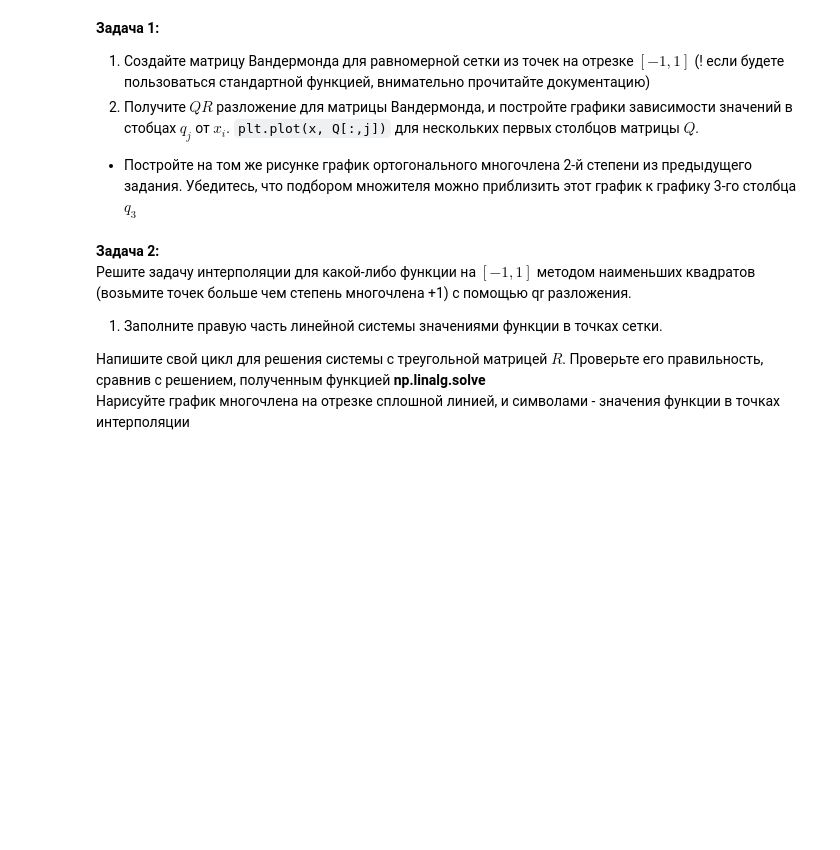
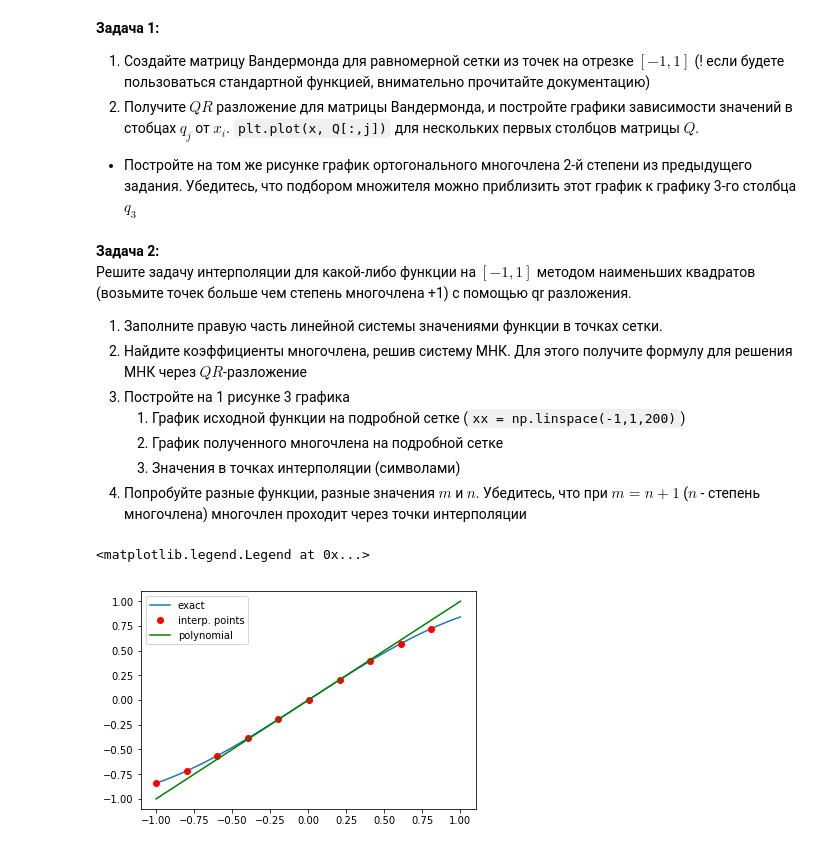
Before and after one commit to chikitkin/comp_math_mipt, a Jupyter notebook: 02-lecture/02-prac.ipynb, the cells around one changed output. Cells and saved outputs as stored; diff of their text form; code cells hidden in the pictures; blank space fills up the shorter version.

```diff
--- a/02-lecture/02-prac.ipynb
+++ b/02-lecture/02-prac.ipynb
@@ -106,6 +106,19 @@ $$
 Решите задачу интерполяции для какой-либо функции на $[-1,1]$ методом наименьших квадратов (возьмите точек больше чем степень многочлена +1) с помощью qr разложения.
 
 1. Заполните правую часть линейной системы значениями функции в точках сетки.
-
-Напишите свой цикл для решения системы с треугольной матрицей $R$. Проверьте его правильность, сравнив с решением, полученным функцией **np.linalg.solve**
-Нарисуйте график многочлена на отрезке сплошной линией, и символами - значения функции в точках интерполяции
+2. Найдите коэффициенты многочлена, решив систему МНК. Для этого получите формулу для решения МНК через $QR$-разложение
+3. Постройте на 1 рисунке 3 графика
+    1. График исходной функции на подробной сетке (`xx = np.linspace(-1,1,200)`)
+    2. График полученного многочлена на подробной сетке
+    3. Значения в точках интерполяции (символами)
+4. Попробуйте разные функции, разные значения $m$ и $n$. Убедитесь, что при $m = n+1$ ($n$ - степень многочлена) многочлен проходит через точки интерполяции
+# %%
+#График должен выглядить примерно так:
+xx = np.linspace(-1,1,200)
+plt.plot(xx, np.sin(xx), label = 'exact')
+plt.plot(xx[::20], np.sin(xx[::20]), 'ro', label = 'interp. points')
+plt.plot(xx, xx, 'g-', label = 'polynomial')
+plt.legend()
+# %% [output]
+<matplotlib.legend.Legend at 0x...>
+[figure, added]
```
